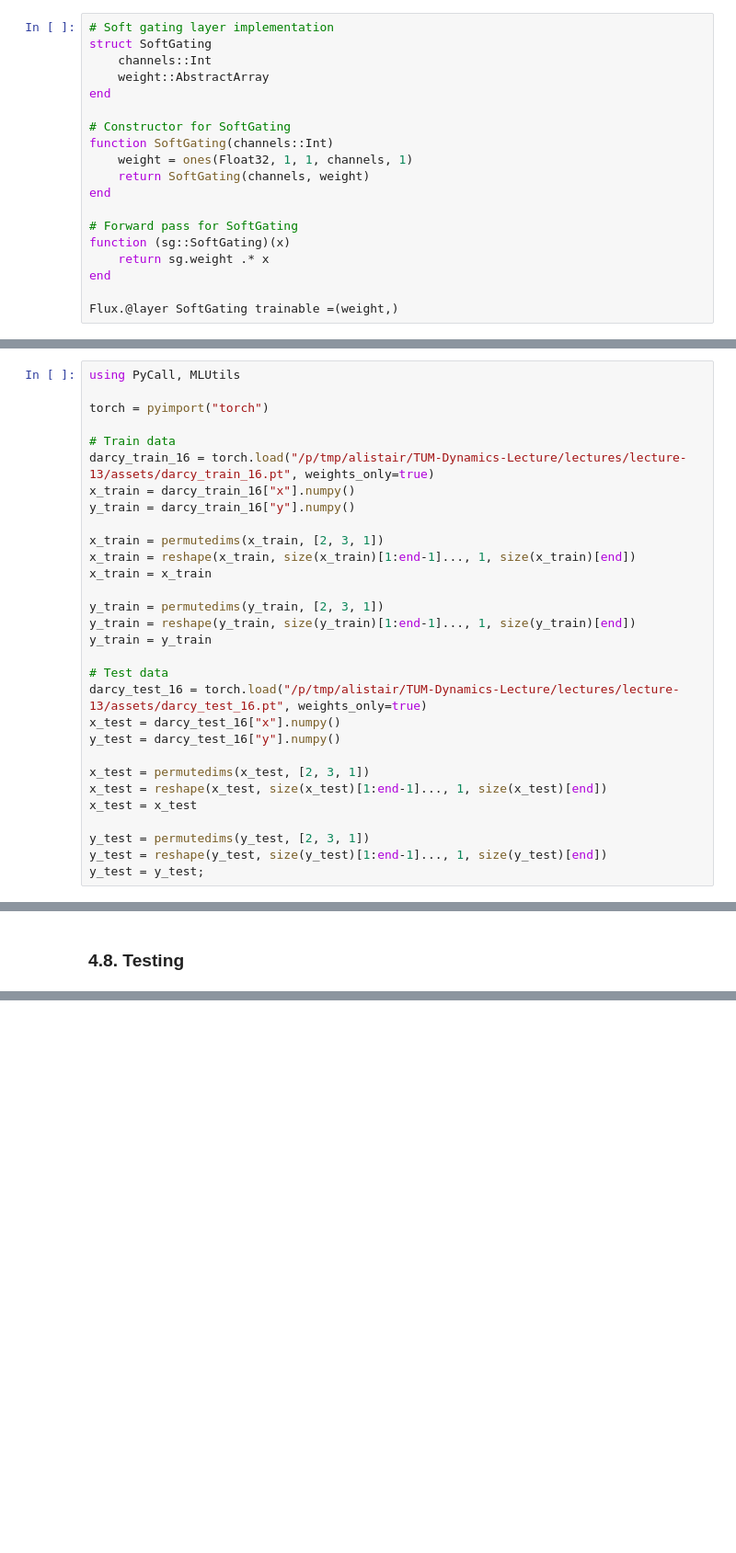
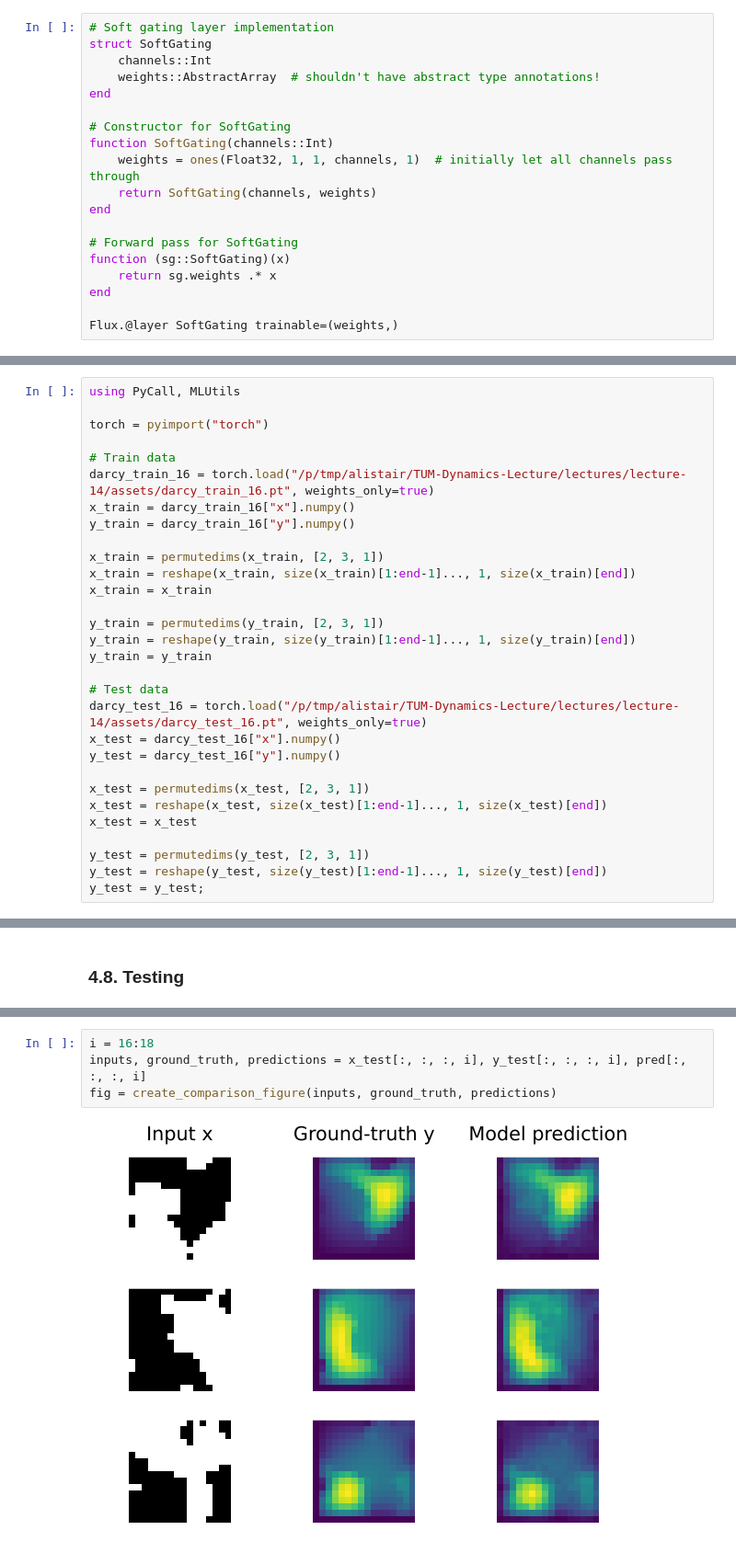
Before and after one commit to TUM-PIK-ESM/TUM-Dynamics-Lecture, a Jupyter notebook: lectures/lecture-14/lecture14.ipynb, the cells around one changed output, grey strips where cells are left out. Shown at 92% size. Drawn from its saved outputs; the diff is of its cells as text; blank space fills up the shorter version.

Commit message:
update neural operator lecture

```diff
--- a/lectures/lecture-14/lecture14.ipynb
+++ b/lectures/lecture-14/lecture14.ipynb
@@ -500,19 +495,19 @@ kernel(x)
 # Soft gating layer implementation
 struct SoftGating
     channels::Int
-    weight::AbstractArray
+    weights::AbstractArray  # shouldn't have abstract type annotations!
 end
 
 # Constructor for SoftGating
 function SoftGating(channels::Int)
-    weight = ones(Float32, 1, 1, channels, 1)
-    return SoftGating(channels, weight)
+    weights = ones(Float32, 1, 1, channels, 1)  # initially let all channels pass through
+    return SoftGating(channels, weights)
 end
 
 # Forward pass for SoftGating
 function (sg::SoftGating)(x)
-    return sg.weight .* x
+    return sg.weights .* x
 end
 
-Flux.@layer SoftGating trainable =(weight,)
+Flux.@layer SoftGating trainable=(weights,)
 # %% [markdown]
@@ -648,7 +653,7 @@ using PyCall, MLUtils
 torch = pyimport("torch")
 
 # Train data
-darcy_train_16 = torch.load("/p/tmp/alistair/TUM-Dynamics-Lecture/lectures/lecture-13/assets/darcy_train_16.pt", weights_only=true)
+darcy_train_16 = torch.load("/p/tmp/alistair/TUM-Dynamics-Lecture/lectures/lecture-14/assets/darcy_train_16.pt", weights_only=true)
 x_train = darcy_train_16["x"].numpy()
 y_train = darcy_train_16["y"].numpy()
 
@@ -661,7 +666,7 @@ y_train = reshape(y_train, size(y_train)[1:end-1]..., 1, size(y_train)[end])
 y_train = y_train
 
 # Test data
-darcy_test_16 = torch.load("/p/tmp/alistair/TUM-Dynamics-Lecture/lectures/lecture-13/assets/darcy_test_16.pt", weights_only=true)
+darcy_test_16 = torch.load("/p/tmp/alistair/TUM-Dynamics-Lecture/lectures/lecture-14/assets/darcy_test_16.pt", weights_only=true)
 x_test = darcy_test_16["x"].numpy()
 y_test = darcy_test_16["y"].numpy()
 
@@ -895,0 +837,6 @@ where:
+# %%
+i = 16:18
+inputs, ground_truth, predictions = x_test[:, :, :, i], y_test[:, :, :, i], pred[:, :, :, i]
+fig = create_comparison_figure(inputs, ground_truth, predictions)
+# %% [output]
+[figure, added]
```
Also changed, not shown: parts of 33 cells of this notebook, 1 other file.
